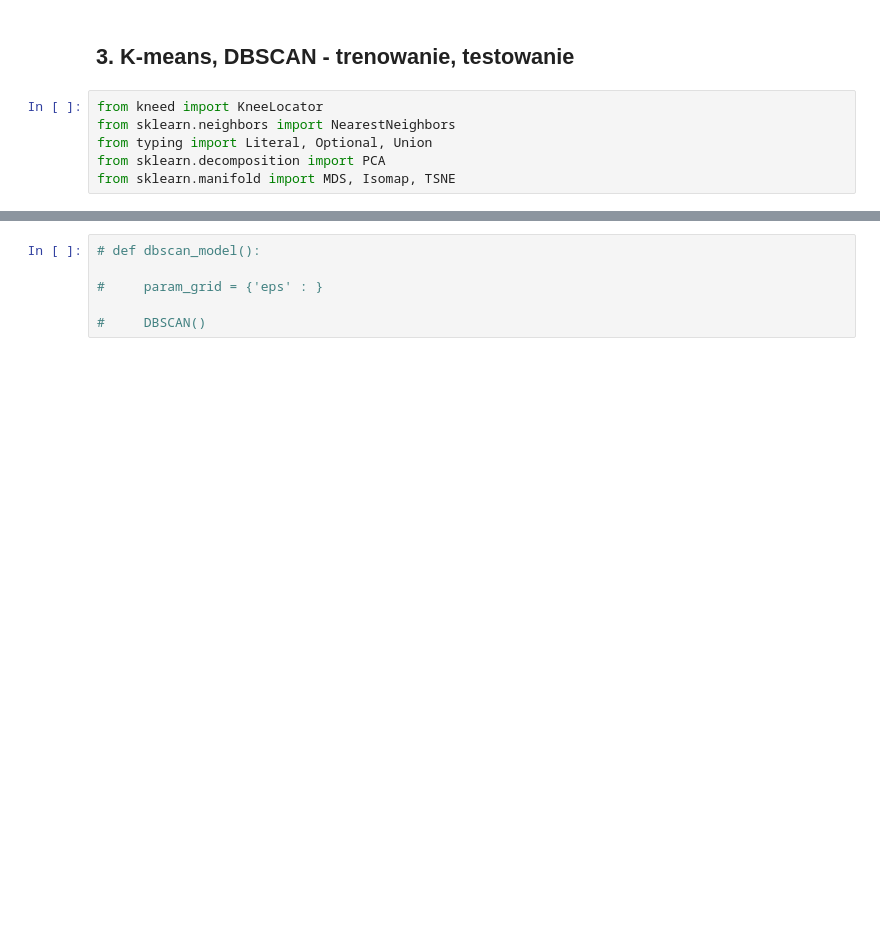
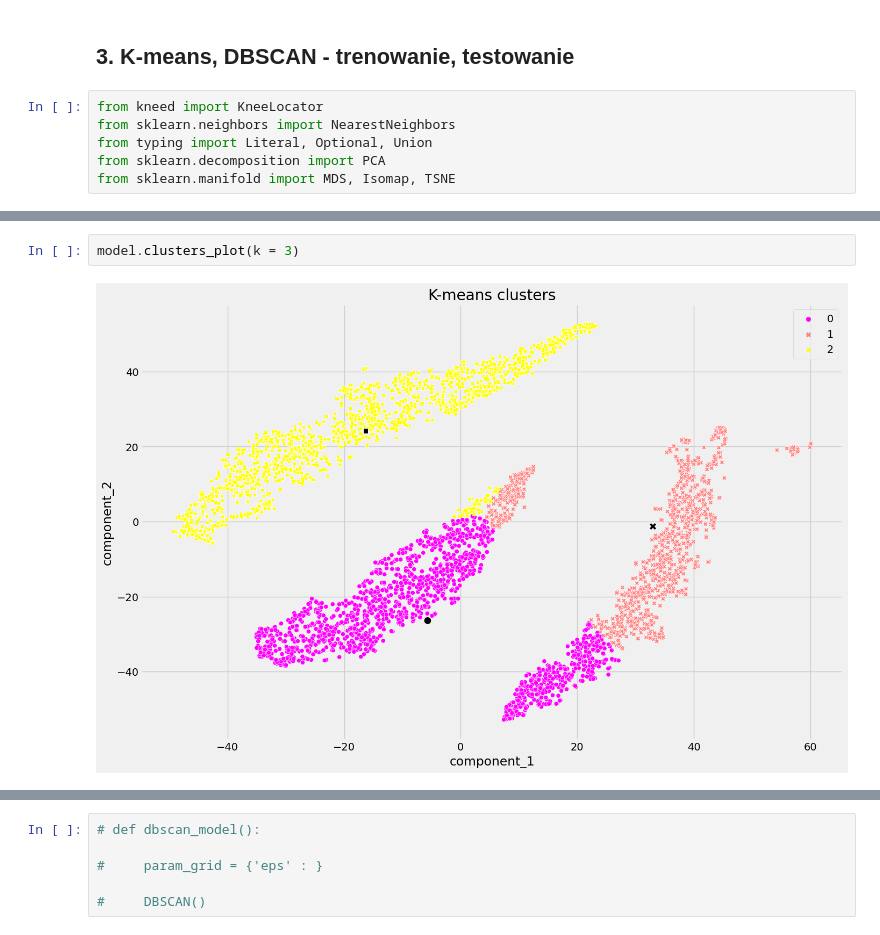
Before and after one commit to mweuro/ML_2024, a Jupyter notebook: task_4/ML_4.ipynb, the cells around one changed output, grey strips where cells are left out. Cells and saved outputs as stored; diff of their text form; blank space fills up the shorter version.

```diff
--- a/task_4/ML_4.ipynb
+++ b/task_4/ML_4.ipynb
@@ -310,0 +341,4 @@ model.elbow_plot()
+# %%
+model.clusters_plot(k = 3)
+# %% [output]
+[figure, added]
```
Also changed, not shown: parts of 5 cells of this notebook.
